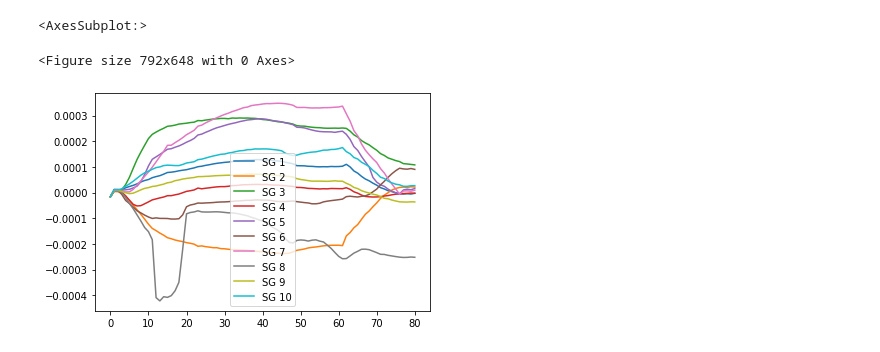
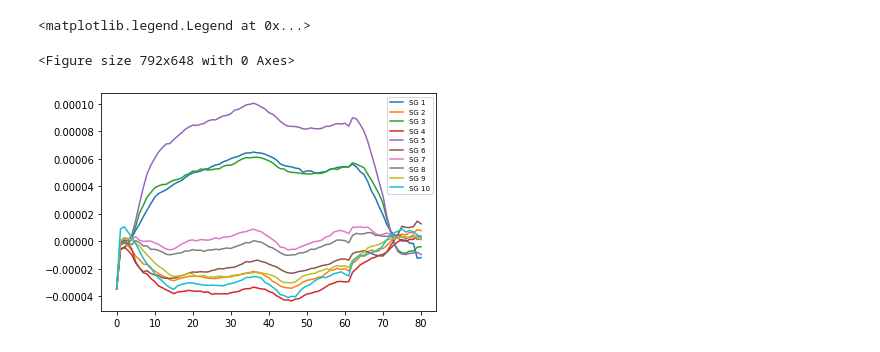
Before and after one commit to Docopol/wingBoxStructure, a Jupyter notebook: Analysis/Plots.ipynb, the cells around one changed output. Cells and saved outputs as stored; diff of their text form; code cells hidden in the pictures.

Commit message:
Strain Gauge Plot

```diff
--- a/Analysis/Plots.ipynb
+++ b/Analysis/Plots.ipynb
@@ -12,3 +12,6 @@ outboard = pd.read_excel('Alfa Data set adjusted.xlsx', sheet_name=2, usecols="A
 # %%
 outboard -= outboard.mean(axis=1)[7]
 inboard -= inboard.mean(axis=1)[7]
+# %%
+all = pd.concat([lddisp, inboard.add_prefix("in "), outboard.add_prefix("out ")], axis=1)
+all.head()
@@ -43,7 +86,8 @@ sns.heatmap(corr_out, cmap=cmap, center=0,
 # %%
-plt.figure(num="inboard1", figsize=[11, 9])
-inboard.plot()
+plt.figure(num="outboard1", figsize=[11, 9])
+outboard.plot()
+plt.legend(loc='upper right', fontsize='x-small')
 # %% [output]
-<AxesSubplot:>
+<matplotlib.legend.Legend at 0x...>
 <Figure size 792x648 with 0 Axes>
-[figure, old version]
+[figure, new version]
```
Also changed, not shown: parts of 15 cells of this notebook, 3 other files.
